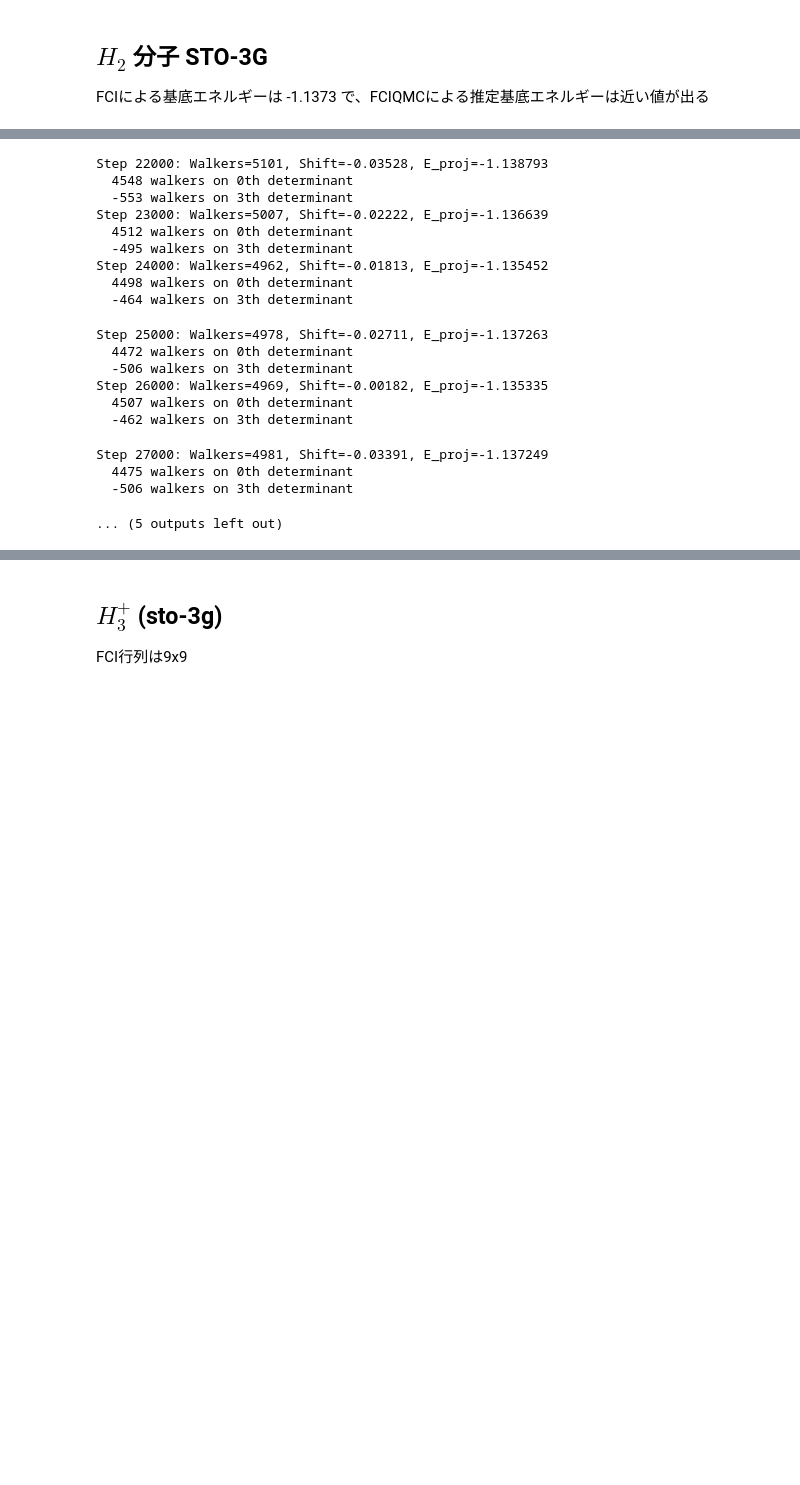
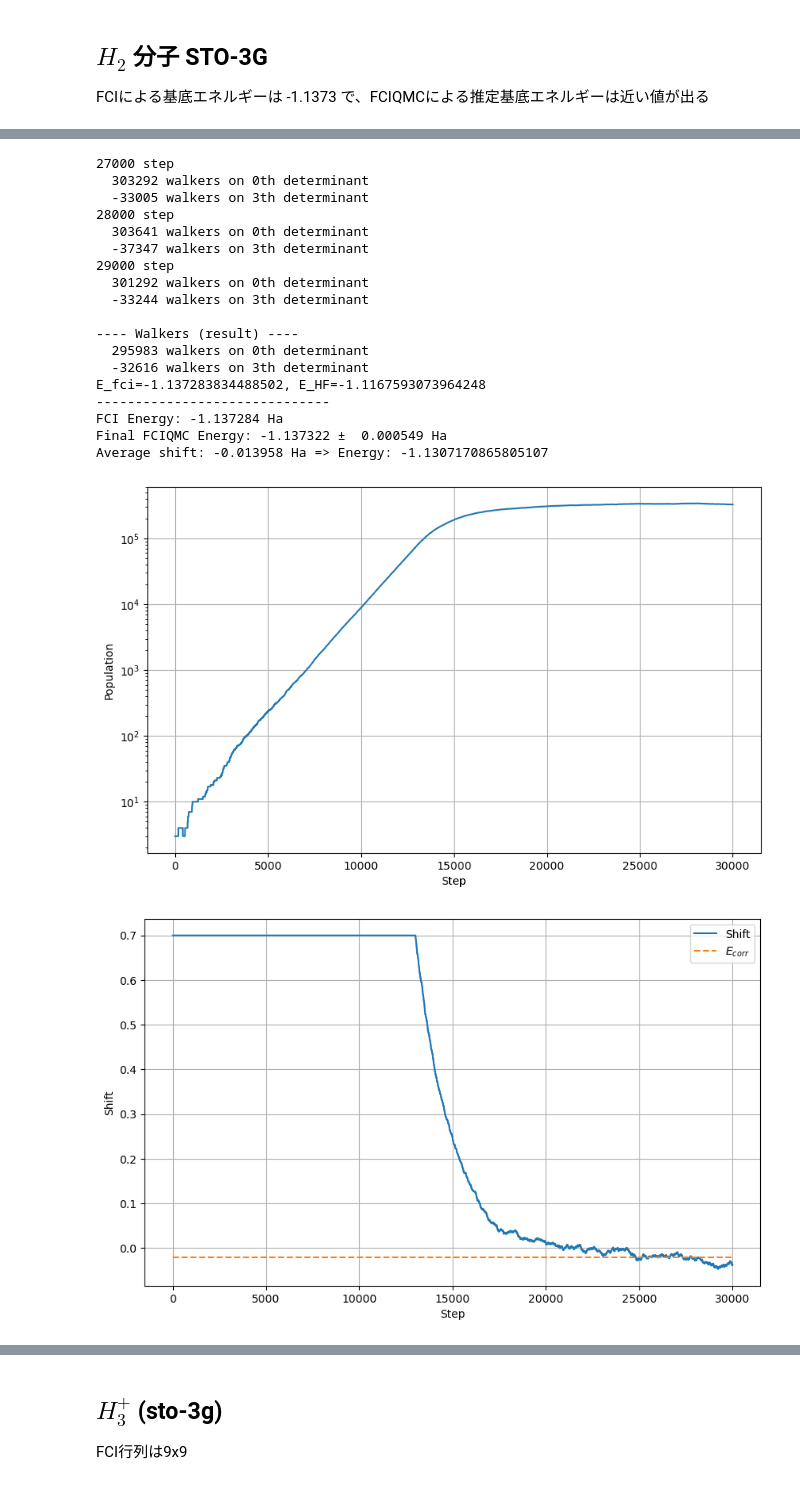
Before and after one commit to harada4atsushi/SeniorThesis, a Jupyter notebook: FCIQMC.ipynb, the cells around one changed output, grey strips where cells are left out. Drawn from its saved outputs; the diff is of its cells as text; code cells hidden in the pictures; blank space fills up the shorter version.

```diff
--- a/FCIQMC.ipynb
+++ b/FCIQMC.ipynb
@@ -264,7 +255,7 @@ from pyscf import gto
 mol = gto.M(atom='H 0 0 0; H 0 0 0.74', basis='sto-3g', verbose=0)
 
 E_est, E_sd, E_fci, E_HF, avg_shift, hist_population, hist_shift, hist_energy = \
-    FCIQMC(mol, shift=0.7, init_n_walker=1, n_steps=30000, n_prod=10000, step_starting_shift_upd=10000)
+    FCIQMC(mol, shift=0.7, init_n_walker=3, n_steps=30000, n_prod=10000, step_starting_shift_upd=13000)
 
 print(f"E_fci={E_fci}, E_HF={E_HF}")
 
@@ -347,19 +354,20 @@ Step 21000: Walkers=5203, Shift=-0.06353, E_proj=-1.138484
-Step 22000: Walkers=5101, Shift=-0.03528, E_proj=-1.138793
-  4548 walkers on 0th determinant
-  -553 walkers on 3th determinant
-Step 23000: Walkers=5007, Shift=-0.02222, E_proj=-1.136639
-  4512 walkers on 0th determinant
-  -495 walkers on 3th determinant
-Step 24000: Walkers=4962, Shift=-0.01813, E_proj=-1.135452
-  4498 walkers on 0th determinant
-  -464 walkers on 3th determinant
+27000 step
+  303292 walkers on 0th determinant
+  -33005 walkers on 3th determinant
+28000 step
+  303641 walkers on 0th determinant
+  -37347 walkers on 3th determinant
+29000 step
+  301292 walkers on 0th determinant
+  -33244 walkers on 3th determinant
+
+---- Walkers (result) ----
+  295983 walkers on 0th determinant
+  -32616 walkers on 3th determinant
+E_fci=-1.137283834488502, E_HF=-1.1167593073964248
+------------------------------
+FCI Energy: -1.137284 Ha
+Final FCIQMC Energy: -1.137322 ±  0.000549 Ha
+Average shift: -0.013958 Ha => Energy: -1.1307170865805107
-Step 25000: Walkers=4978, Shift=-0.02711, E_proj=-1.137263
-  4472 walkers on 0th determinant
-  -506 walkers on 3th determinant
-Step 26000: Walkers=4969, Shift=-0.00182, E_proj=-1.135335
-  4507 walkers on 0th determinant
-  -462 walkers on 3th determinant
-Step 27000: Walkers=4981, Shift=-0.03391, E_proj=-1.137249
-  4475 walkers on 0th determinant
-  -506 walkers on 3th determinant
-... (5 outputs left out)
+[figure, added]
+[figure, added]
```
Also changed, not shown: parts of 3 cells of this notebook.
